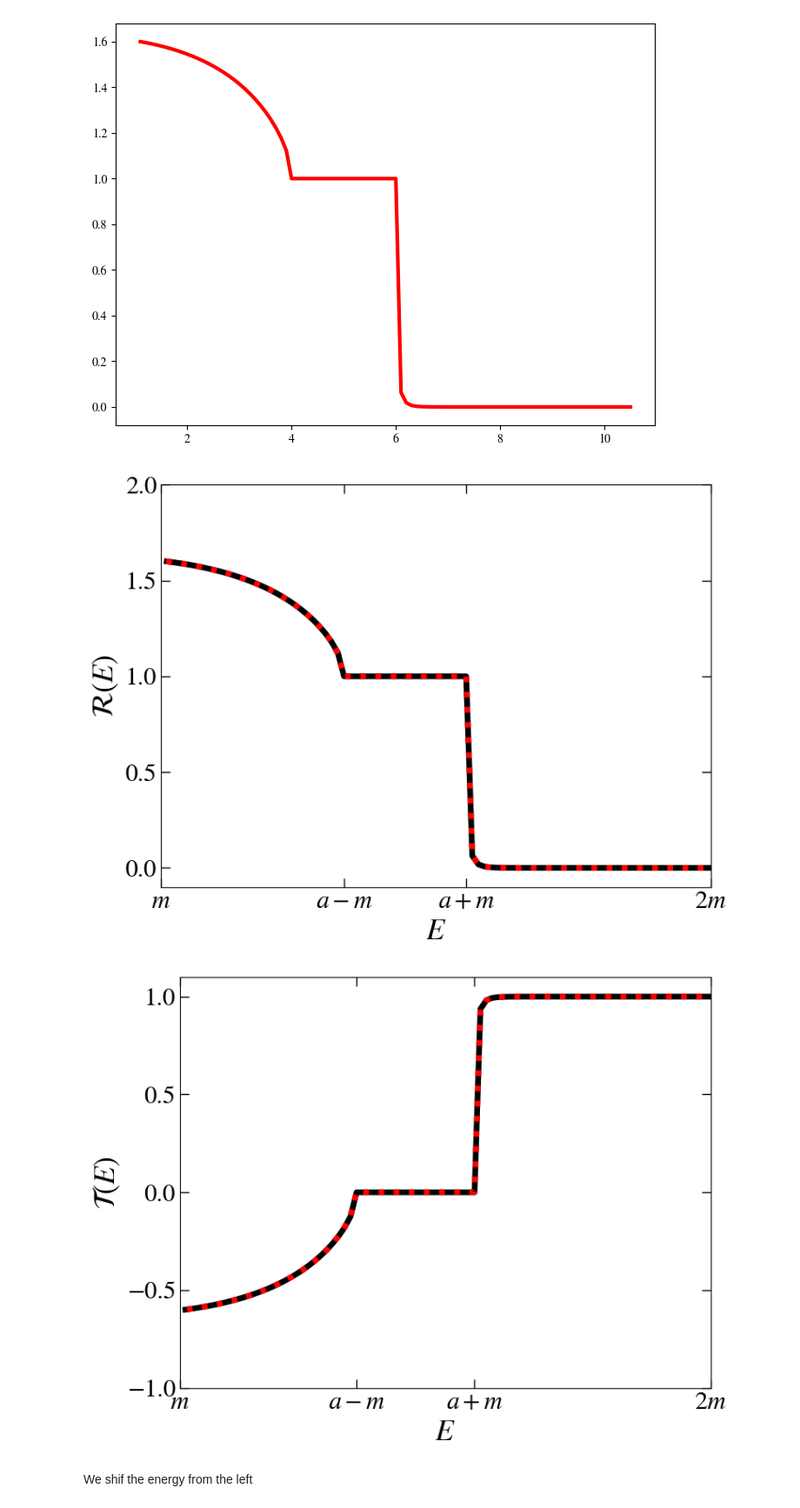
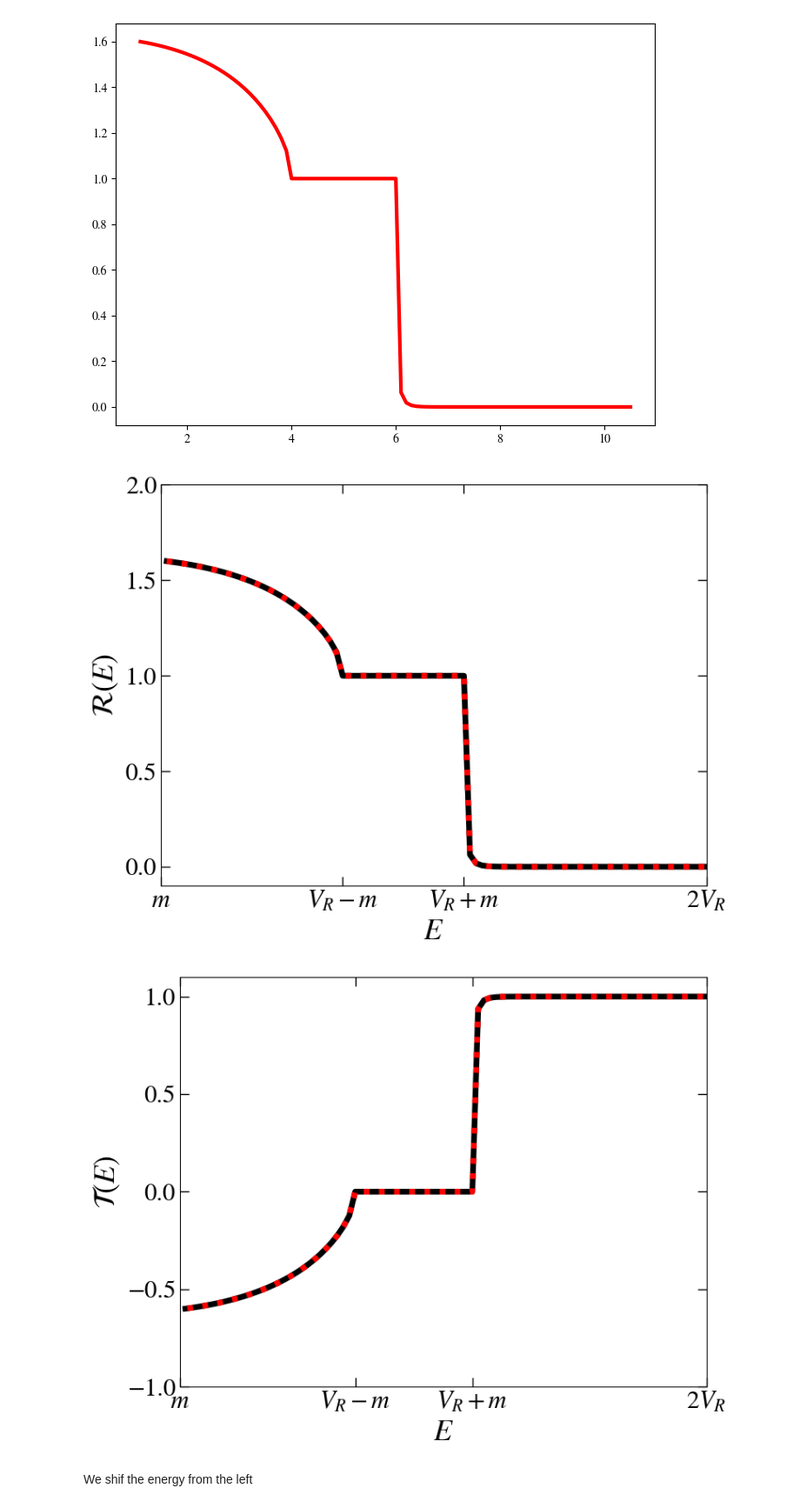
Before and after one commit to AnyelTars/RelativisticQuantumMechanics, a Jupyter notebook: KGsolver/notebooks/examples.ipynb, the cells around one changed output. Shown at 87% size. Drawn from its saved outputs; the diff is of its cells as text; code cells hidden in the pictures.

```diff
--- a/KGsolver/notebooks/examples.ipynb
+++ b/KGsolver/notebooks/examples.ipynb
@@ -379,7 +376,7 @@ plt.ylim(-0.1, 2.0)
 a=5
 plt.xticks(
     [m, a-m, a+m, 2*a],
-    [r"$m$", r"$a-m$", r"$a+m$", r"$2m$"],
+    [r"$m$", r"$V_R-m$", r"$V_R+m$", r"$2V_R$"],
     fontsize=22
 )
 #xtick_labels = [r"$m$", r"$1.25m$", r"$1.5m$", r"$1.75m$", r"$2m$"]
@@ -405,7 +402,7 @@ plt.tight_layout()
 plt.savefig(path_data / "R(E)_tanh.png", dpi=300)
 plt.show()
 # %% [output]
-[figure, old version]
+[figure, new version]
 # %%
 m = 1
 
@@ -425,35 +422,35 @@ plt.ylim(-1, 1.1)
 
 # Custom ticks in units of m
 a=5
 plt.xticks(
     [m, a-m, a+m, 2*a],
-    [r"$m$", r"$a-m$", r"$a+m$", r"$2m$"],
+    [r"$m$", r"$V_R-m$", r"$V_R+m$", r"$2V_R$"],
     fontsize=22
 )
 #xtick_labels = [r"$m$", r"$1.25m$", r"$1.5m$", r"$1.75m$", r"$2m$"]
 
 
 
 plt.tick_params(axis='y', labelsize=22)
 plt.yticks(np.arange(-1, 1.01, 0.5))
 plt.tick_params(axis='both', which='both', direction='in', labelsize=22, top=True, right=True, length=8, width=1.0)
 
 # leg = plt.legend(
 #     fontsize=13,
 #     loc=4,
 #     frameon=True,
 #     fancybox=True,
 #     framealpha=1,
 #     edgecolor="black",
 #     facecolor="white"
 # )
 # leg.get_frame().set_linewidth(2)
 
 plt.tight_layout()
 plt.savefig(path_data / "T(E)_tanh.png", dpi=300)
 plt.show()
 # %% [output]
-[figure, old version]
+[figure, new version]
 # %% [markdown]
 We shif the energy from the left
 # %%
```
Also changed, not shown: parts of 7 cells of this notebook.
